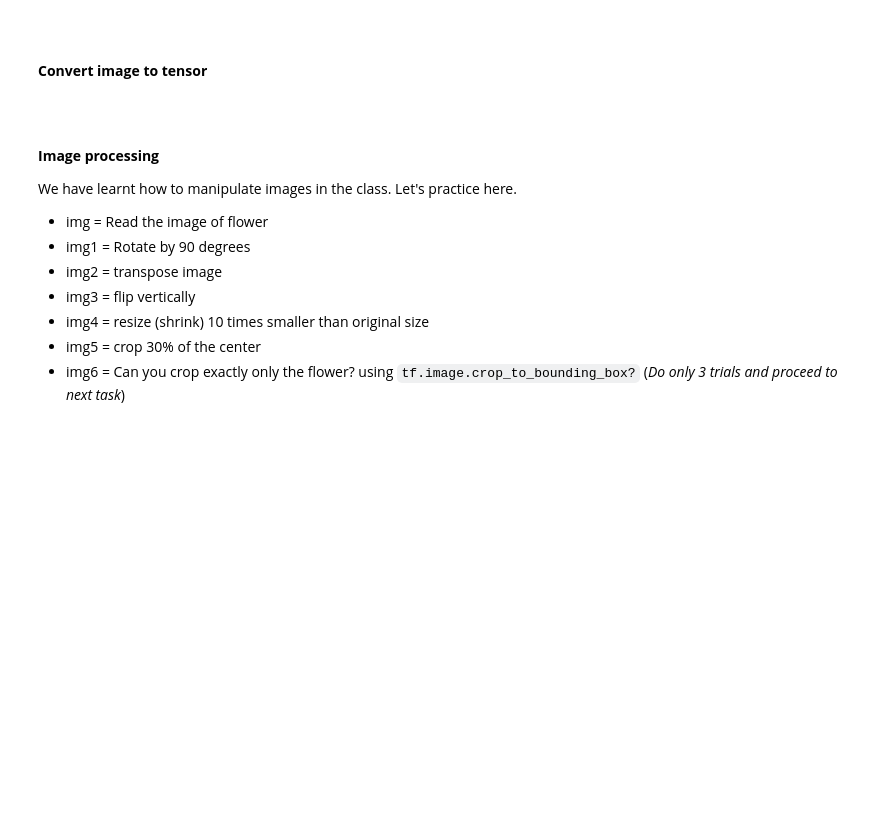
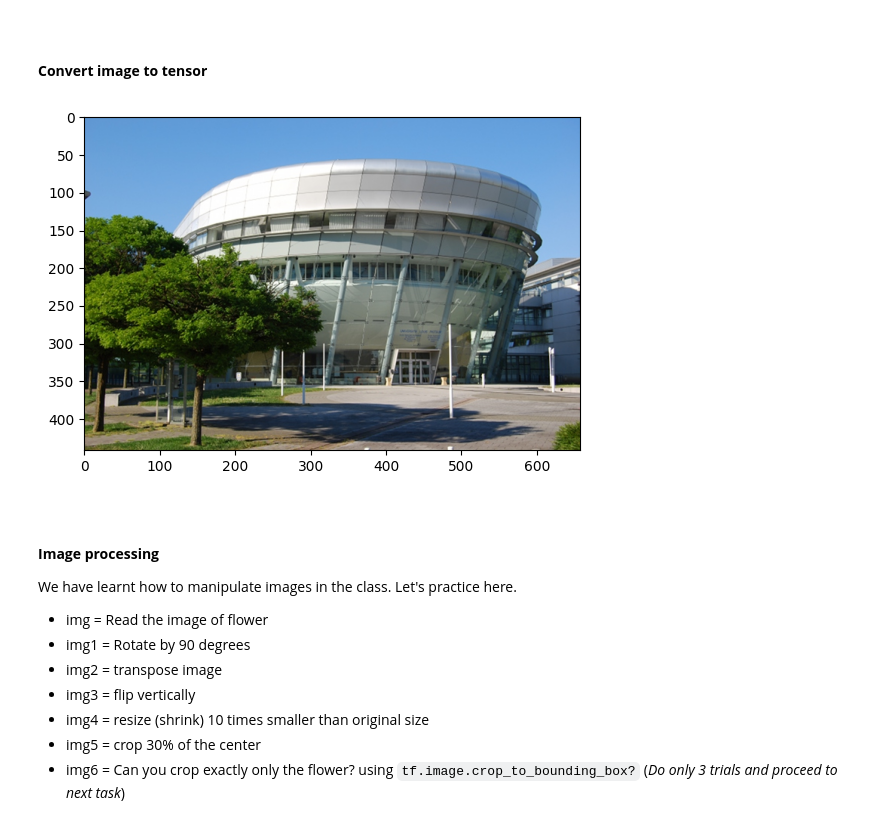
Before and after one commit to yannasyr/Cours, a Jupyter notebook: DeepLearning3A/3a_tensors_dataset.ipynb, the cells around one changed output. Drawn from its saved outputs; the diff is of its cells as text; code cells hidden in the pictures; blank space fills up the shorter version.

```diff
--- a/DeepLearning3A/3a_tensors_dataset.ipynb
+++ b/DeepLearning3A/3a_tensors_dataset.ipynb
@@ -317,9 +497,7 @@ Given the function :
 Let's download the image dataset we will be using for this task.
 # %%
 # First, prepare the image
-from google.colab import drive
-drive.mount('/content/drive')
-filepath='/content/drive/MyDrive/datasets/sample_images/' # add your own path. Where to save the dataset
+filepath = './sample_images/' # add your own path. Where to save the dataset
 # %% [markdown]
 <br><br>**Loading and dispalying image data**
 # %%
@@ -335,11 +516,14 @@ print(icube_img.shape)
 <br><br>**Convert image to tensor**
 # %%
 import torchvision.transforms.functional as TF
-from torchvision.transforms import ToTensor, ToPILImage, Grayscale
-icube_tensor = ToTensor()(icube_img)
+from torchvision.transforms import ToTensor, ToPILImage, Grayscale, Compose, RandomRotation
+icube_tensor = ToTensor()(icube_img.copy())
 
 # display the tensor image
 plt.imshow(ToPILImage()(icube_tensor))
+plt.show()
+# %% [output]
+[figure, added]
 # %% [markdown]
 <br><br>**Image processing**
 
```
Also changed, not shown: parts of 62 cells of this notebook, 5 other files.
